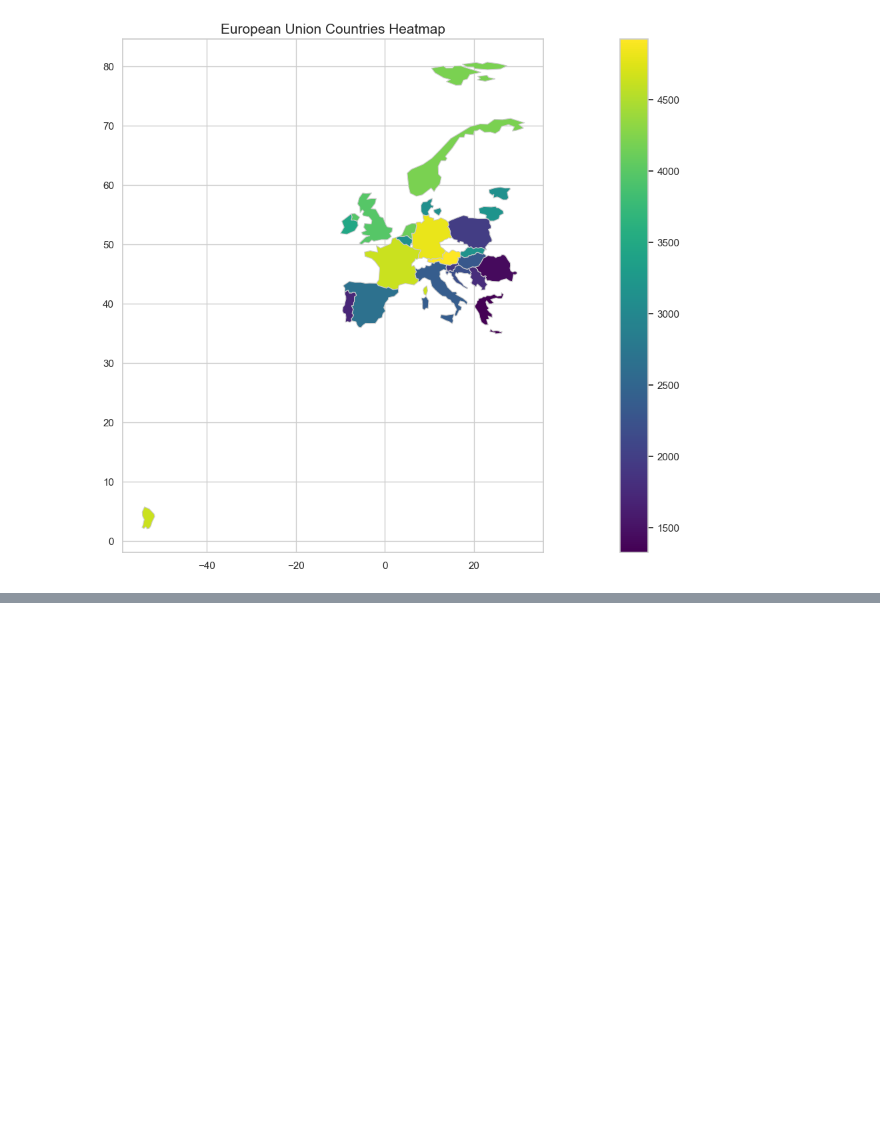
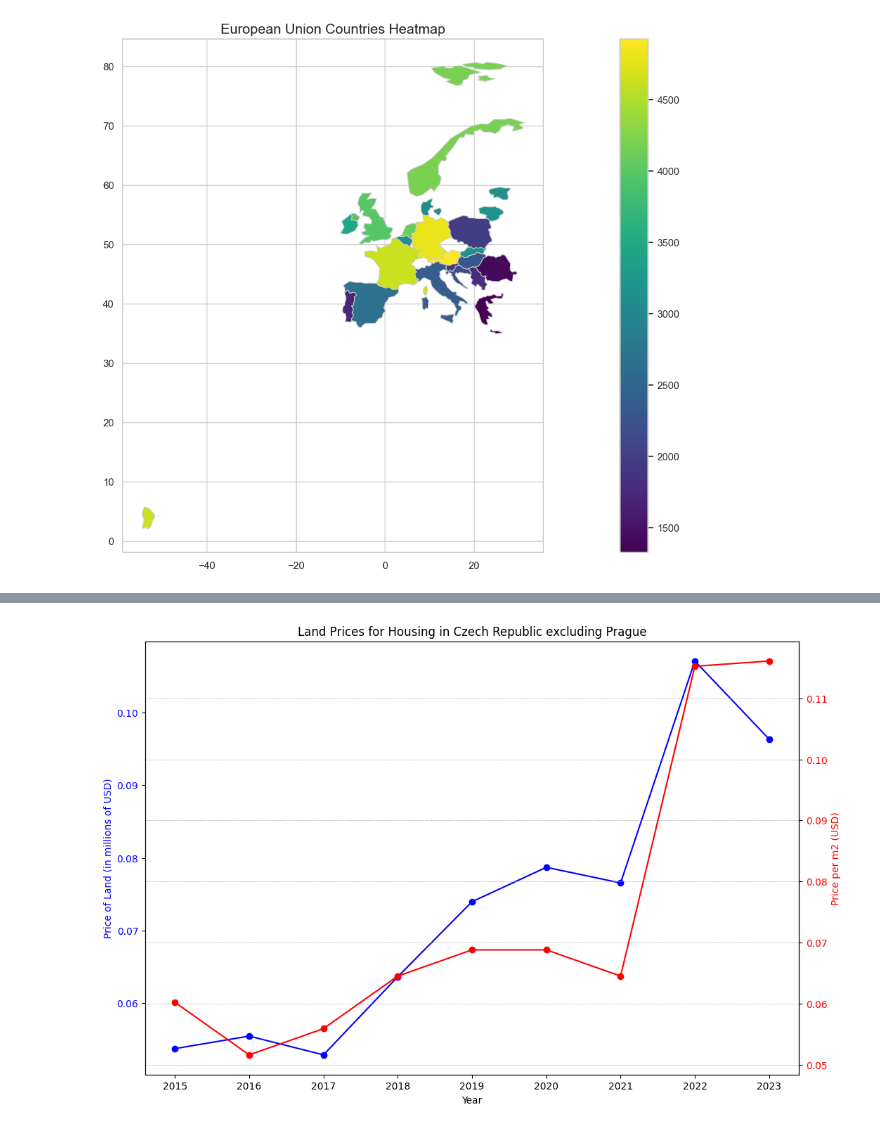
Before and after one commit to Alexey3250/CZ_Real_Estate_Analysis, a Jupyter notebook: analysis.ipynb, the cells around one changed output, grey strips where cells are left out. Cells and saved outputs as stored; diff of their text form; code cells hidden in the pictures; blank space fills up the shorter version.

```diff
--- a/analysis.ipynb
+++ b/analysis.ipynb
@@ -521,0 +584,36 @@ is_categorical_dtype is deprecated and will be removed in a future version. Use
+# %%
+import matplotlib.pyplot as plt
+
+# Data from the graph in Czech Koruna
+years = list(range(2015, 2024))
+cena_za_pozemek_czk = [1.25, 1.29, 1.23, 1.48, 1.72, 1.83, 1.78, 2.49, 2.24]
+cena_za_m2_czk = [1.4, 1.2, 1.3, 1.5, 1.6, 1.6, 1.5, 2.68, 2.7]
+
+# Conversion rate
+conversion_rate = 0.043
+
+# Convert the values from Czech Koruna to USD
+cena_za_pozemek_usd = [x * conversion_rate for x in cena_za_pozemek_czk]
+cena_za_m2_usd = [x * conversion_rate for x in cena_za_m2_czk]
+
+# Plotting the graph
+fig, ax1 = plt.subplots(figsize=(12, 8))
+
+# Plot the data for the price of land on the primary Y-axis
+ax1.set_xlabel('Year')
+ax1.set_ylabel('Price of Land (in millions of USD)', color='blue')
+ax1.plot(years, cena_za_pozemek_usd, 'o-', color='blue', label='Price per land (USD)')
+ax1.tick_params(axis='y', labelcolor='blue')
+
+# Create a secondary Y-axis for the price per square meter
+ax2 = ax1.twinx()
+ax2.set_ylabel('Price per m2 (USD)', color='red')
+ax2.plot(years, cena_za_m2_usd, 'o-', color='red', label='Price per m2 (USD)')
+ax2.tick_params(axis='y', labelcolor='red')
+
+# Add a title and display the graph
+plt.title('Land Prices for Housing in Czech Republic excluding Prague')
+plt.grid(True, which='both', linestyle='--', linewidth=0.5)
+plt.show()
+# %% [output]
+[figure, added]
```
Also changed, not shown: parts of 3 cells of this notebook, 5 other files.
